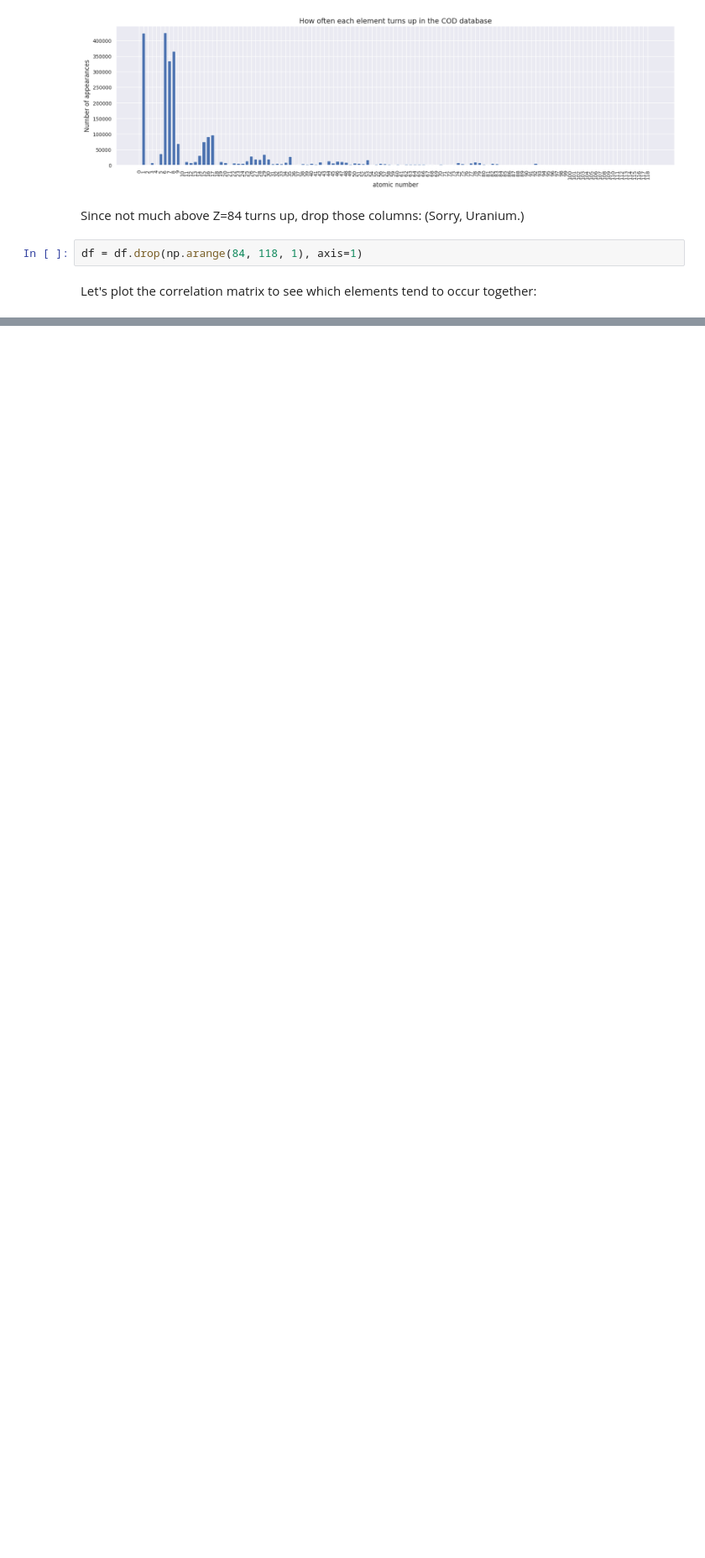
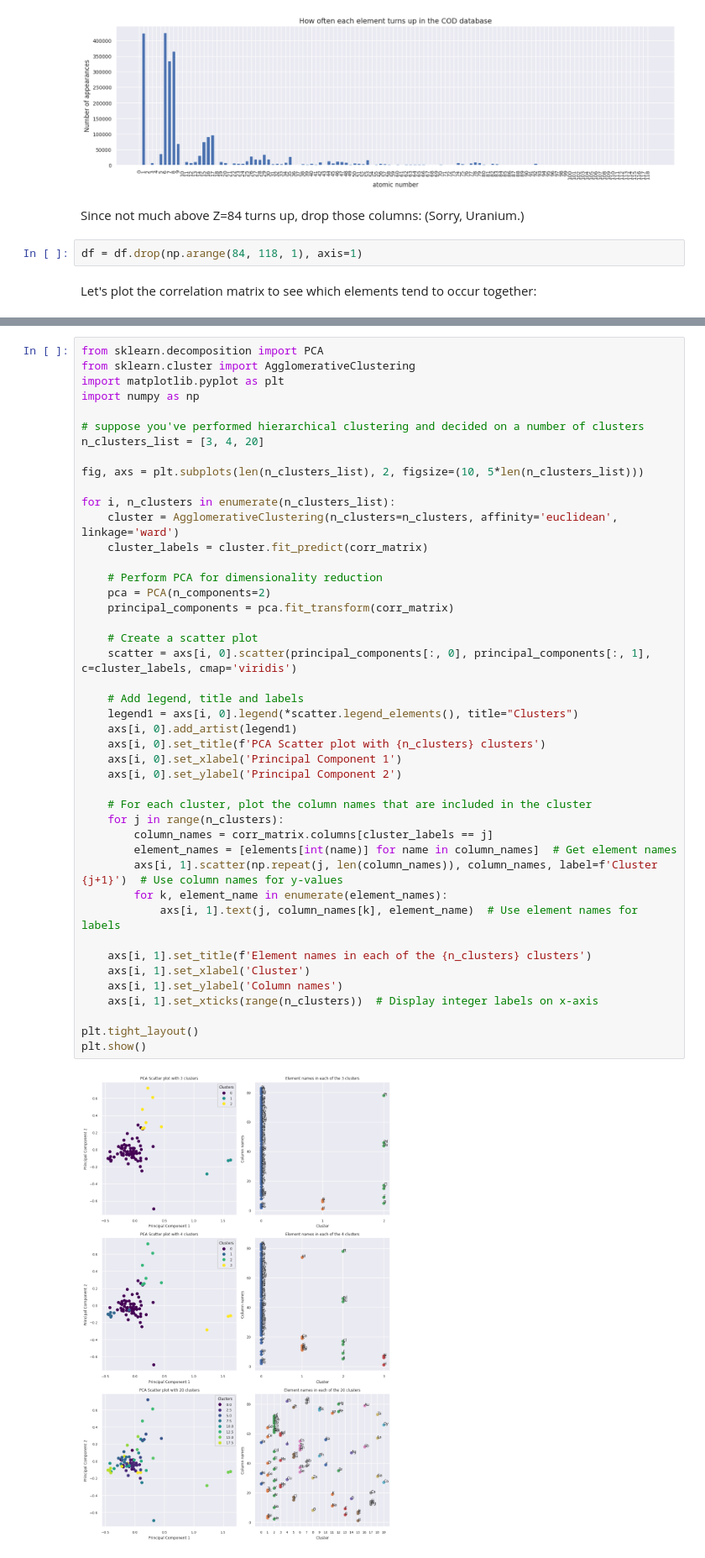
Before and after one commit to teerev/materials-discovery, a Jupyter notebook: exploration.ipynb, the cells around one changed output, grey strips where cells are left out. Shown: that part at 84% size. Cells and saved outputs as stored; diff of their text form; blank space fills up the shorter version.

Commit message:
visualisation of PCA and agglomerative clustering approaches

```diff
--- a/exploration.ipynb
+++ b/exploration.ipynb
@@ -206,0 +213,46 @@ plt.show()
+# %%
+from sklearn.decomposition import PCA
+from sklearn.cluster import AgglomerativeClustering
+import matplotlib.pyplot as plt
+import numpy as np
+
+# suppose you've performed hierarchical clustering and decided on a number of clusters
+n_clusters_list = [3, 4, 20]
+
+fig, axs = plt.subplots(len(n_clusters_list), 2, figsize=(10, 5*len(n_clusters_list)))
+
+for i, n_clusters in enumerate(n_clusters_list):
+    cluster = AgglomerativeClustering(n_clusters=n_clusters, affinity='euclidean', linkage='ward')
+    cluster_labels = cluster.fit_predict(corr_matrix)
+
+    # Perform PCA for dimensionality reduction
+    pca = PCA(n_components=2)
+    principal_components = pca.fit_transform(corr_matrix)
+
+    # Create a scatter plot
+    scatter = axs[i, 0].scatter(principal_components[:, 0], principal_components[:, 1], c=cluster_labels, cmap='viridis')
+
+    # Add legend, title and labels
+    legend1 = axs[i, 0].legend(*scatter.legend_elements(), title="Clusters")
+    axs[i, 0].add_artist(legend1)
+    axs[i, 0].set_title(f'PCA Scatter plot with {n_clusters} clusters')
+    axs[i, 0].set_xlabel('Principal Component 1')
+    axs[i, 0].set_ylabel('Principal Component 2')
+
+    # For each cluster, plot the column names that are included in the cluster
+    for j in range(n_clusters):
+        column_names = corr_matrix.columns[cluster_labels == j]
+        element_names = [elements[int(name)] for name in column_names]  # Get element names
+        axs[i, 1].scatter(np.repeat(j, len(column_names)), column_names, label=f'Cluster {j+1}')  # Use column names for y-values
+        for k, element_name in enumerate(element_names):
+            axs[i, 1].text(j, column_names[k], element_name)  # Use element names for labels
+
+    axs[i, 1].set_title(f'Element names in each of the {n_clusters} clusters')
+    axs[i, 1].set_xlabel('Cluster')
+    axs[i, 1].set_ylabel('Column names')
+    axs[i, 1].set_xticks(range(n_clusters))  # Display integer labels on x-axis
+
+plt.tight_layout()
+plt.show()
+# %% [output]
+[figure, added]
```
Also changed, not shown: parts of 4 cells of this notebook.
